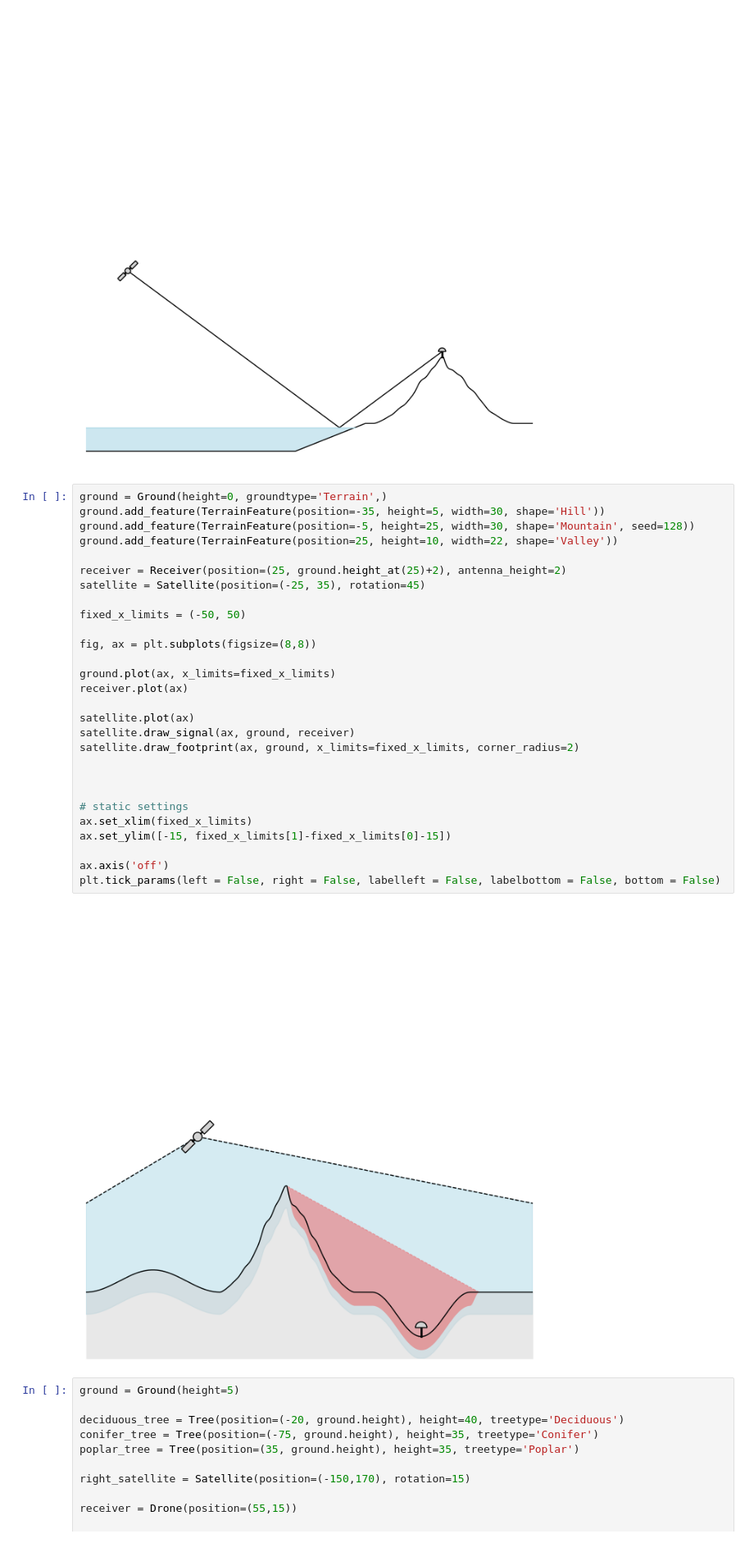
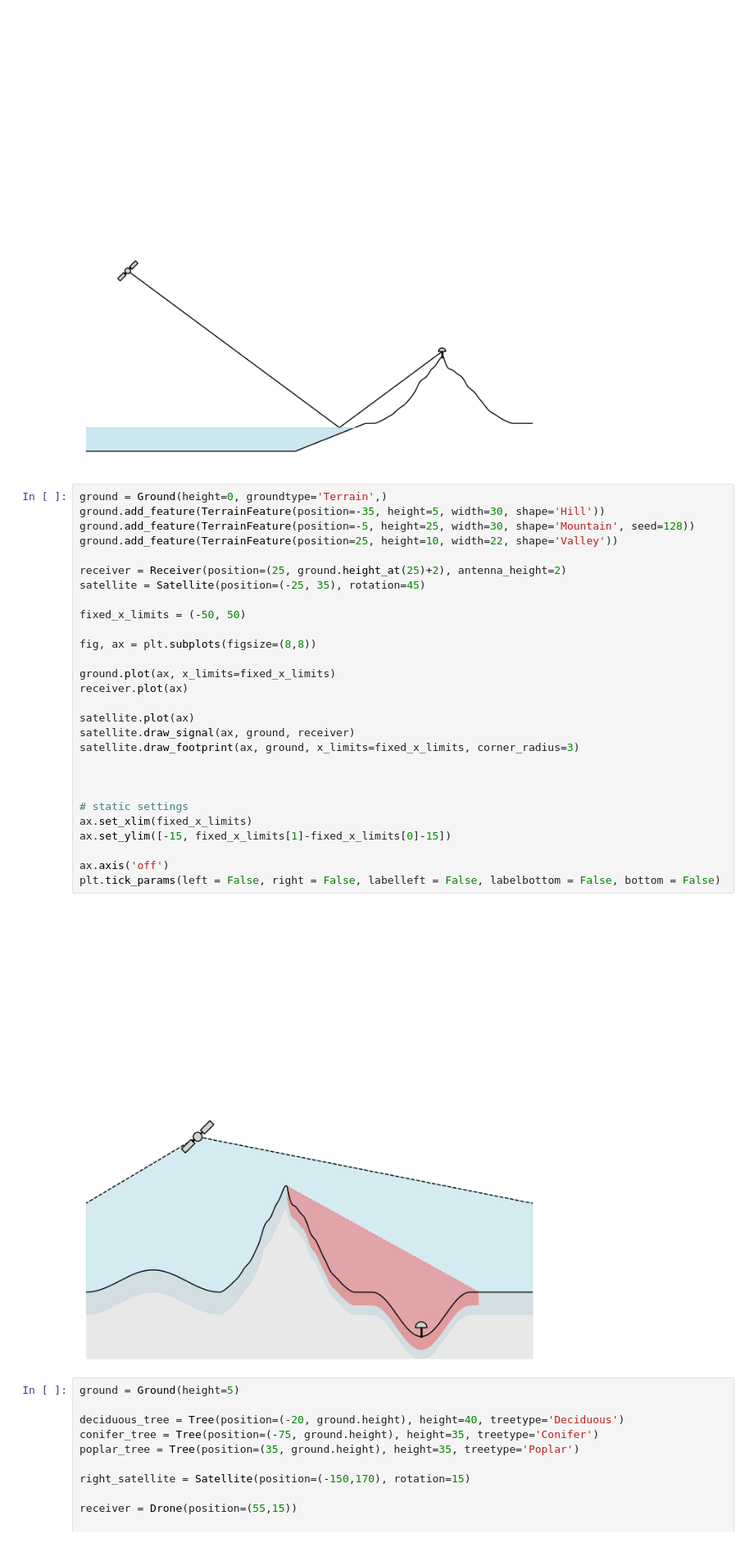
Before and after one commit to R0hero/gsi, a Jupyter notebook: example_scripts.ipynb, the cells around one changed output. Shown at 82% size. Cells and saved outputs as stored; diff of their text form.

Commit message:
feat: update illustration with shadow from terrain with _round_corners method

```diff
--- a/example_scripts.ipynb
+++ b/example_scripts.ipynb
@@ -60,33 +60,33 @@ plt.tick_params(left = False, right = False, labelleft = False, labelbottom = Fa
 # %%
 ground = Ground(height=0, groundtype='Terrain',)
 ground.add_feature(TerrainFeature(position=-35, height=5, width=30, shape='Hill'))
 ground.add_feature(TerrainFeature(position=-5, height=25, width=30, shape='Mountain', seed=128))
 ground.add_feature(TerrainFeature(position=25, height=10, width=22, shape='Valley'))
 
 receiver = Receiver(position=(25, ground.height_at(25)+2), antenna_height=2)
 satellite = Satellite(position=(-25, 35), rotation=45)
 
 fixed_x_limits = (-50, 50)
 
 fig, ax = plt.subplots(figsize=(8,8))
 
 ground.plot(ax, x_limits=fixed_x_limits)
 receiver.plot(ax)
 
 satellite.plot(ax)
 satellite.draw_signal(ax, ground, receiver)
-satellite.draw_footprint(ax, ground, x_limits=fixed_x_limits, corner_radius=2)
+satellite.draw_footprint(ax, ground, x_limits=fixed_x_limits, corner_radius=3)
 
 
 
 # static settings
 ax.set_xlim(fixed_x_limits)
 ax.set_ylim([-15, fixed_x_limits[1]-fixed_x_limits[0]-15])
 
 ax.axis('off')
 plt.tick_params(left = False, right = False, labelleft = False, labelbottom = False, bottom = False)
 # %% [output]
-[figure, old version]
+[figure, new version]
 # %%
 ground = Ground(height=5)
 
```
